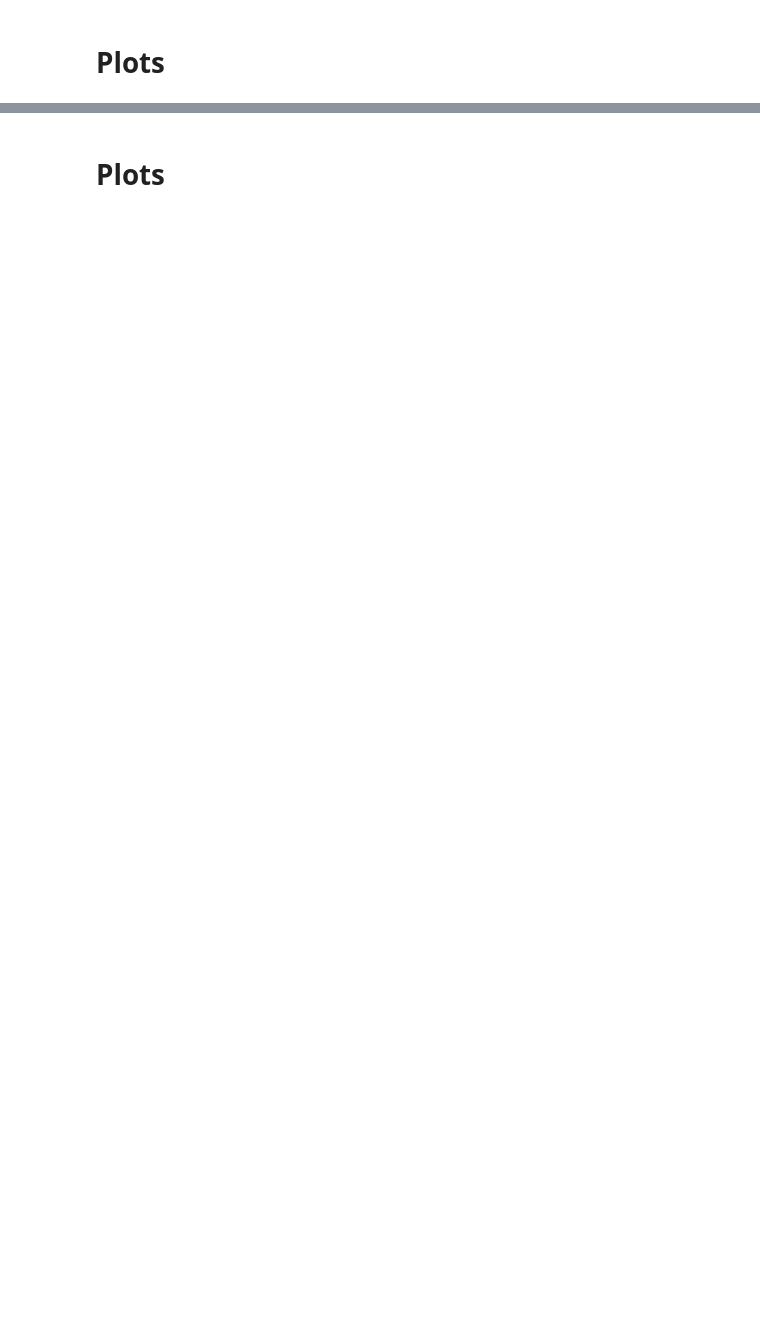
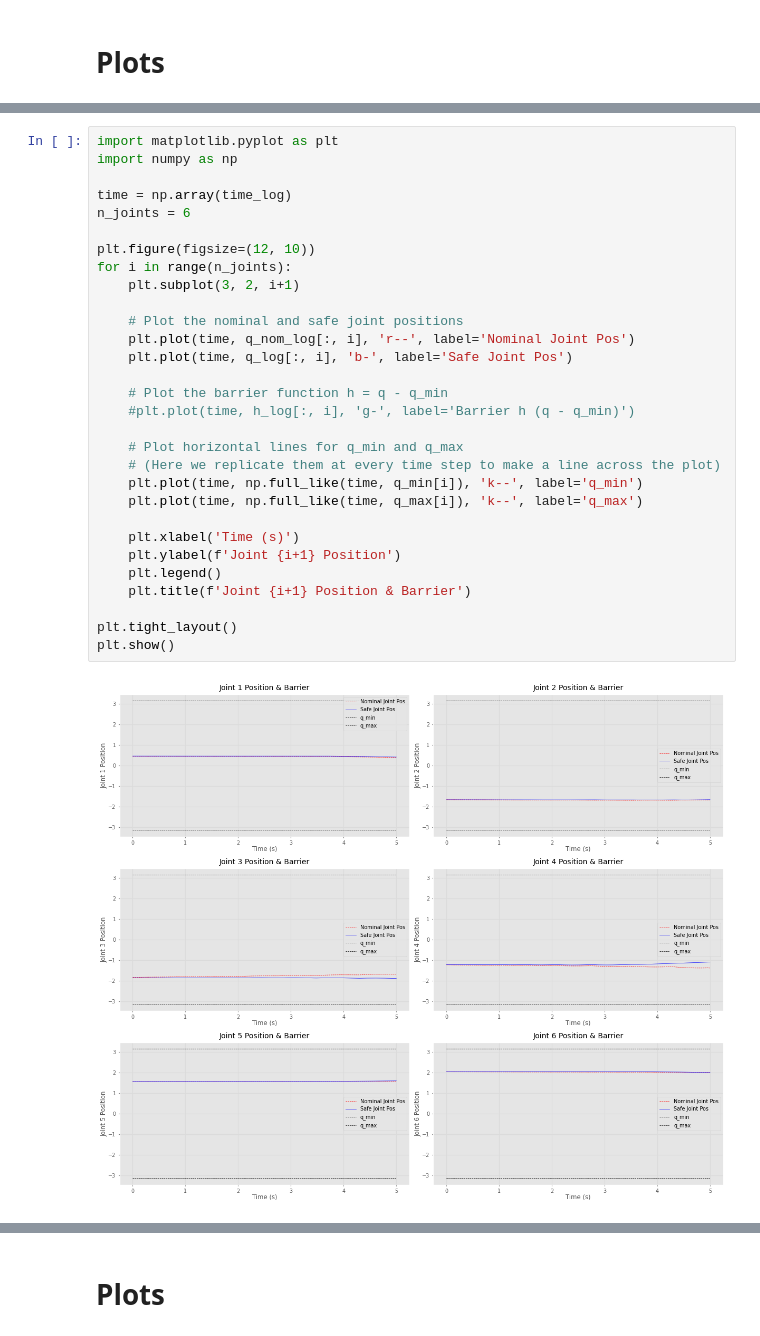
Before and after one commit to viktorsandersen/Thesis-sims, a Jupyter notebook: Admittance_controller_using_torque_actuators.ipynb, the cells around one changed output, grey strips where cells are left out. Saved outputs shown, nothing was run; the diff lists cells and outputs as text; blank space fills up the shorter version.

```diff
--- a/Admittance_controller_using_torque_actuators.ipynb
+++ b/Admittance_controller_using_torque_actuators.ipynb
@@ -914,0 +671,32 @@ if showVideo:
+# %%
+import matplotlib.pyplot as plt
+import numpy as np
+
+time = np.array(time_log)
+n_joints = 6
+
+plt.figure(figsize=(12, 10))
+for i in range(n_joints):
+    plt.subplot(3, 2, i+1)
+
+    # Plot the nominal and safe joint positions
+    plt.plot(time, q_nom_log[:, i], 'r--', label='Nominal Joint Pos')
+    plt.plot(time, q_log[:, i], 'b-', label='Safe Joint Pos')
+
+    # Plot the barrier function h = q - q_min
+    #plt.plot(time, h_log[:, i], 'g-', label='Barrier h (q - q_min)')
+
+    # Plot horizontal lines for q_min and q_max
+    # (Here we replicate them at every time step to make a line across the plot)
+    plt.plot(time, np.full_like(time, q_min[i]), 'k--', label='q_min')
+    plt.plot(time, np.full_like(time, q_max[i]), 'k--', label='q_max')
+
+    plt.xlabel('Time (s)')
+    plt.ylabel(f'Joint {i+1} Position')
+    plt.legend()
+    plt.title(f'Joint {i+1} Position & Barrier')
+
+plt.tight_layout()
+plt.show()
+# %% [output]
+[figure, added]
```
Also changed, not shown: parts of 47 cells of this notebook, 3 other files.
